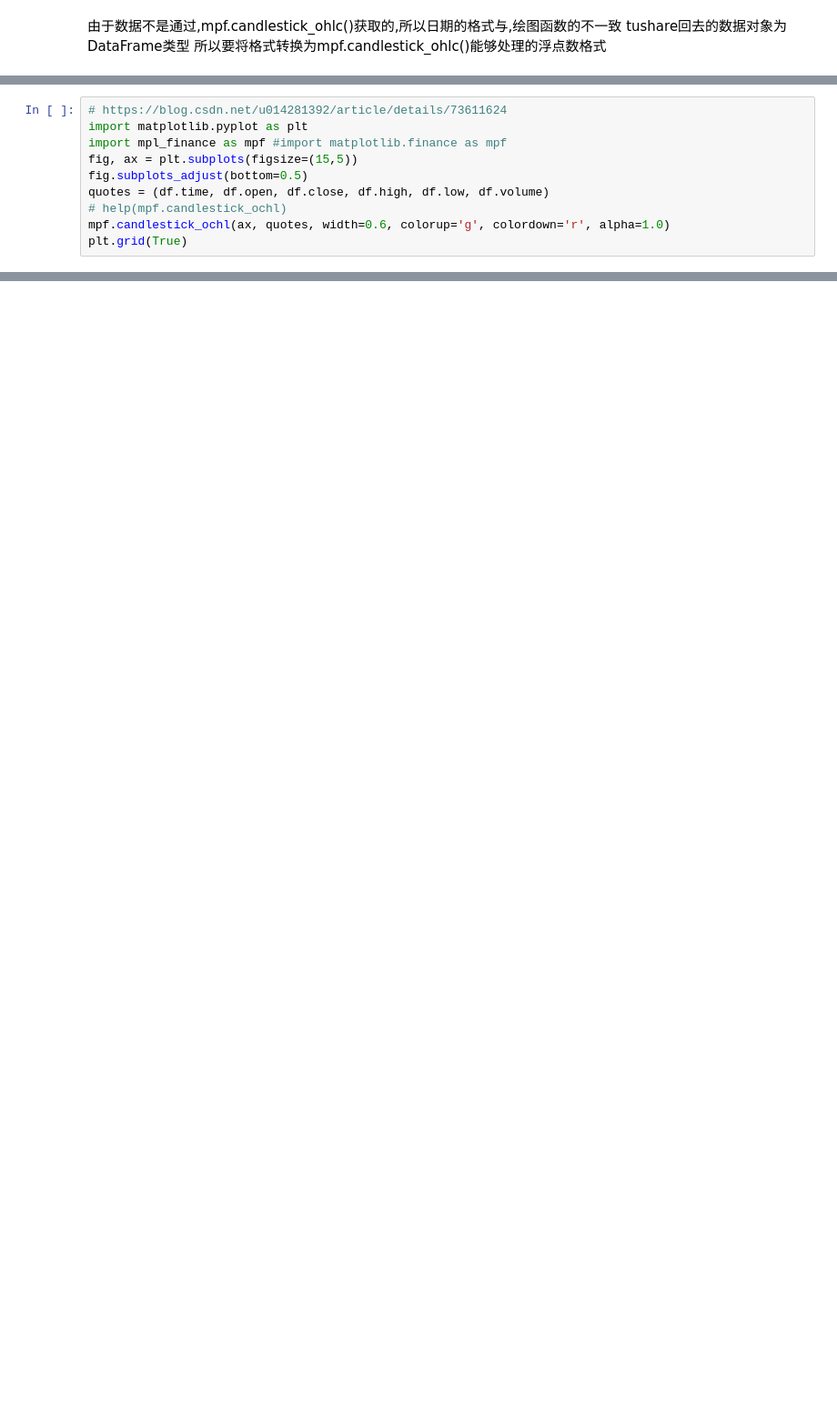
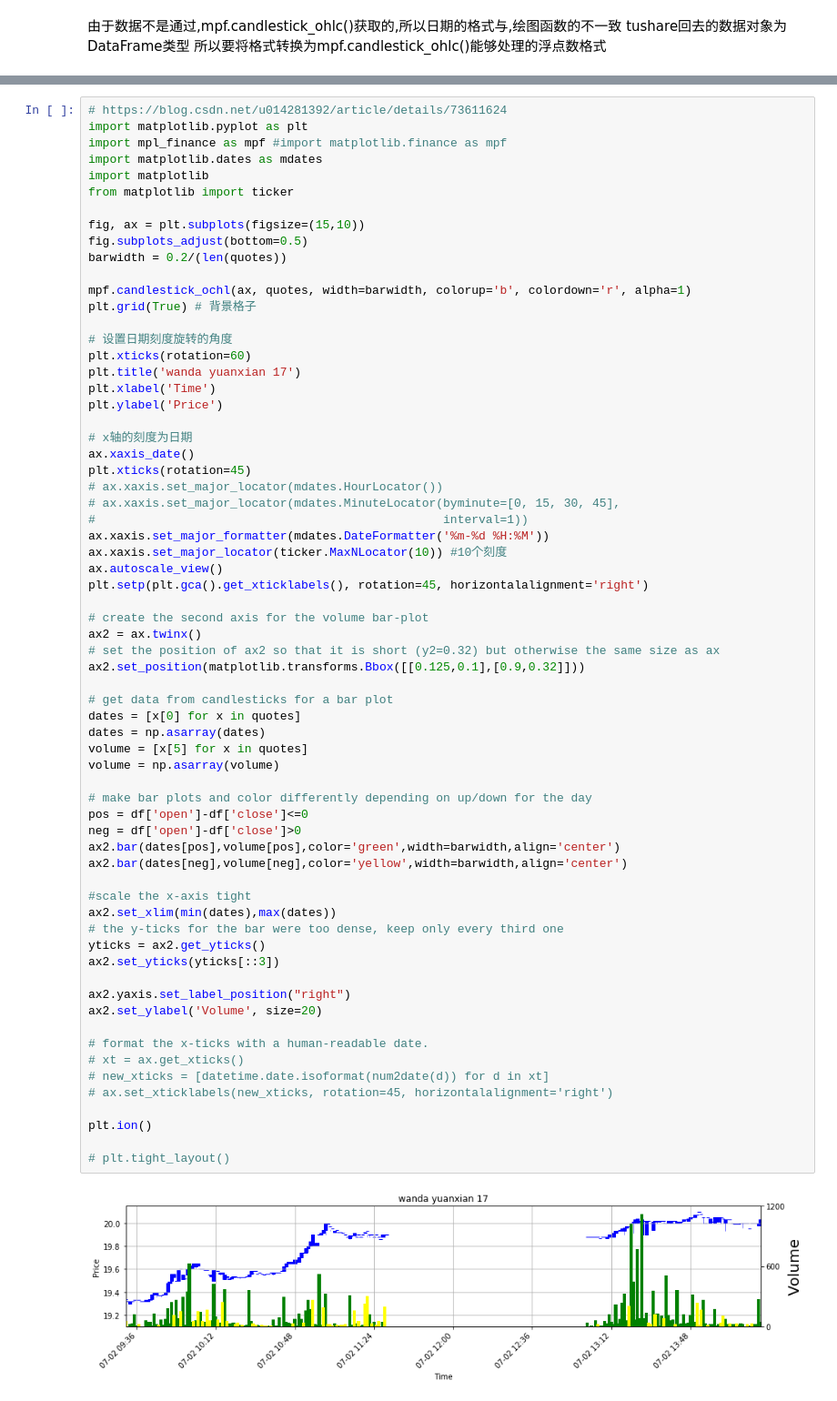
Before and after one commit to syscheme/HyperPixiu, a Jupyter notebook: notebooks/PlotFinance.ipynb, the cells around one changed output, grey strips where cells are left out. Shown: that part at 91% size. Saved outputs shown, nothing was run; the diff lists cells and outputs as text; blank space fills up the shorter version.

Commit message:
candlesticks

```diff
--- a/notebooks/PlotFinance.ipynb
+++ b/notebooks/PlotFinance.ipynb
@@ -73,10 +102,0 @@ map(' '.join, [df.index.levels[0], df.index.levels[1]])
-# %%
-# https://blog.csdn.net/u014281392/article/details/73611624
-import matplotlib.pyplot as plt
-import mpl_finance as mpf #import matplotlib.finance as mpf
-fig, ax = plt.subplots(figsize=(15,5))
-fig.subplots_adjust(bottom=0.5)
-quotes = (df.time, df.open, df.close, df.high, df.low, df.volume)
-# help(mpf.candlestick_ochl)
-mpf.candlestick_ochl(ax, quotes, width=0.6, colorup='g', colordown='r', alpha=1.0)
-plt.grid(True)
@@ -85,0 +103,68 @@ TypeError: unsupported operand type(s) for -: 'str' and 'str'
+# %%
+# https://blog.csdn.net/u014281392/article/details/73611624
+import matplotlib.pyplot as plt
+import mpl_finance as mpf #import matplotlib.finance as mpf
+import matplotlib.dates as mdates
+import matplotlib
+from matplotlib import ticker
+
+fig, ax = plt.subplots(figsize=(15,10))
+fig.subplots_adjust(bottom=0.5)
+barwidth = 0.2/(len(quotes))
+
+mpf.candlestick_ochl(ax, quotes, width=barwidth, colorup='b', colordown='r', alpha=1)
+plt.grid(True) # 背景格子
+
+# 设置日期刻度旋转的角度
+plt.xticks(rotation=60)
+plt.title('wanda yuanxian 17')
+plt.xlabel('Time')
+plt.ylabel('Price')
+
+# x轴的刻度为日期
+ax.xaxis_date()
+plt.xticks(rotation=45)
+# ax.xaxis.set_major_locator(mdates.HourLocator())
+# ax.xaxis.set_major_locator(mdates.MinuteLocator(byminute=[0, 15, 30, 45],
+#                                                 interval=1))
+ax.xaxis.set_major_formatter(mdates.DateFormatter('%m-%d %H:%M'))
+ax.xaxis.set_major_locator(ticker.MaxNLocator(10)) #10个刻度
+ax.autoscale_view()
+plt.setp(plt.gca().get_xticklabels(), rotation=45, horizontalalignment='right')
+
+# create the second axis for the volume bar-plot
+ax2 = ax.twinx()
+# set the position of ax2 so that it is short (y2=0.32) but otherwise the same size as ax
+ax2.set_position(matplotlib.transforms.Bbox([[0.125,0.1],[0.9,0.32]]))
+
+# get data from candlesticks for a bar plot
+dates = [x[0] for x in quotes]
+dates = np.asarray(dates)
+volume = [x[5] for x in quotes]
+volume = np.asarray(volume)
+
+# make bar plots and color differently depending on up/down for the day
+pos = df['open']-df['close']<=0
+neg = df['open']-df['close']>0
+ax2.bar(dates[pos],volume[pos],color='green',width=barwidth,align='center')
+ax2.bar(dates[neg],volume[neg],color='yellow',width=barwidth,align='center')
+
+#scale the x-axis tight
+ax2.set_xlim(min(dates),max(dates))
+# the y-ticks for the bar were too dense, keep only every third one
+yticks = ax2.get_yticks()
+ax2.set_yticks(yticks[::3])
+
+ax2.yaxis.set_label_position("right")
+ax2.set_ylabel('Volume', size=20)
+
+# format the x-ticks with a human-readable date.
+# xt = ax.get_xticks()
+# new_xticks = [datetime.date.isoformat(num2date(d)) for d in xt]
+# ax.set_xticklabels(new_xticks, rotation=45, horizontalalignment='right')
+
+plt.ion()
+
+# plt.tight_layout()
+# %% [output]
+[figure, added]
```
Also changed, not shown: parts of 7 cells of this notebook.
